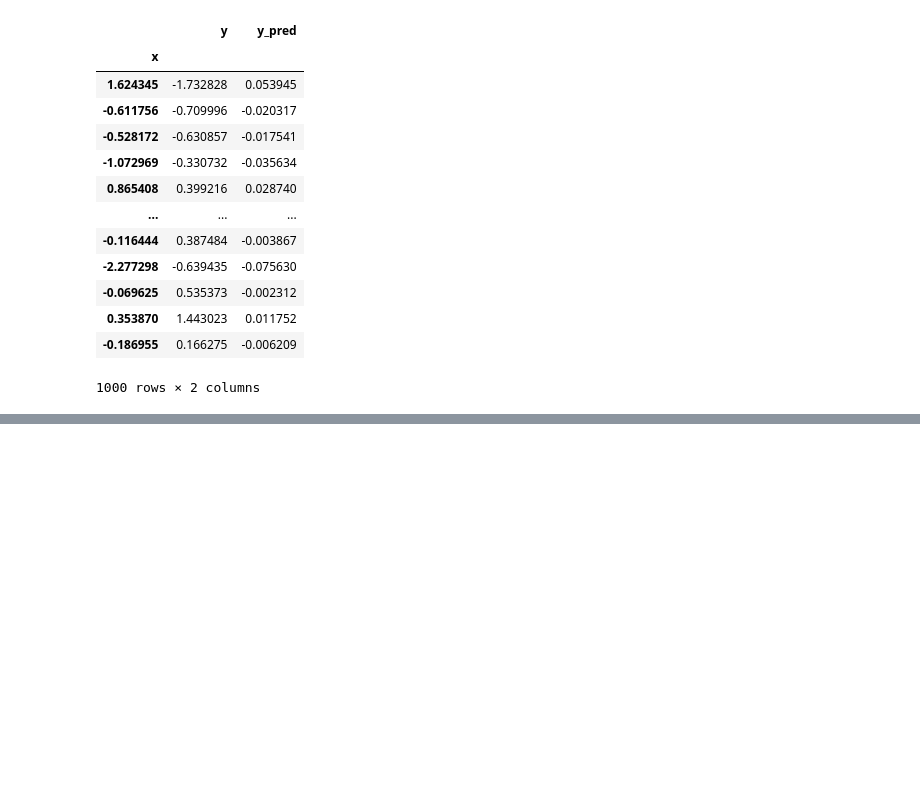
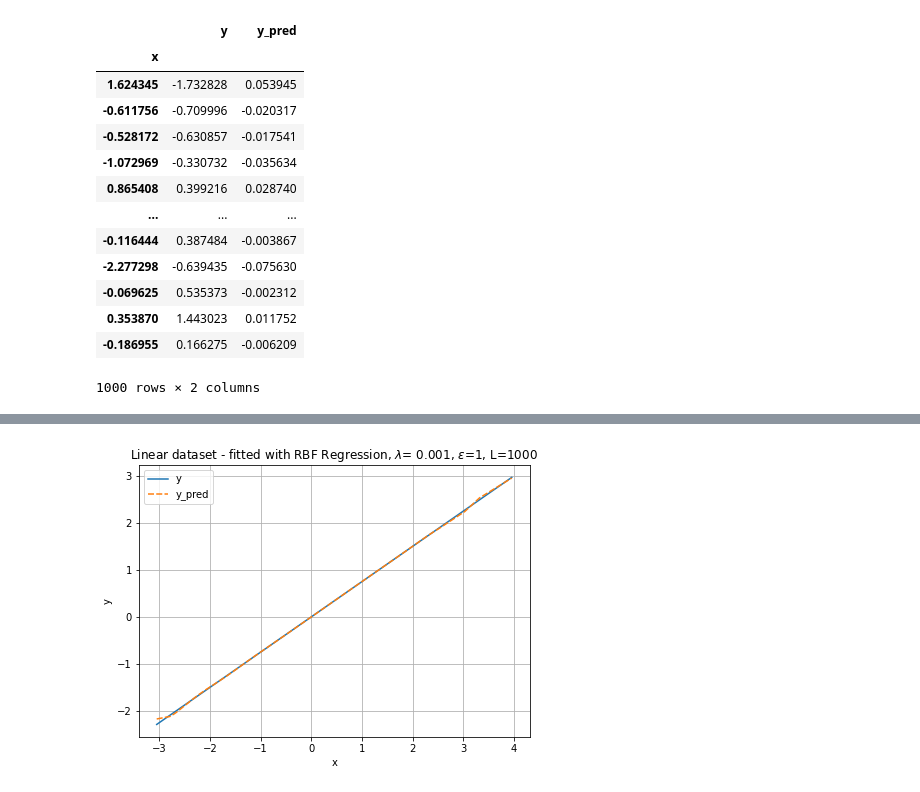
Before and after one commit to sonmikrafft-uni-MLCMS/ex5, a Jupyter notebook: task_1.ipynb, the cells around one changed output, grey strips where cells are left out. Drawn from its saved outputs; the diff is of its cells as text; code cells hidden in the pictures; blank space fills up the shorter version.

```diff
--- a/task_1.ipynb
+++ b/task_1.ipynb
@@ -115,0 +132,5 @@ _ = plot_pandas_dataset(df_nonlinear_augmented, "x", "y", "Nonlinear dataset", a
+# %%
+rbf = RBFRegression(lamb=lamb, eps=1, L=1000)
+y_pred = rbf.fit_transform(df_linear.x.values.reshape(-1, 1), df_linear.y.values)
+df_linear_augmented = augment_with_prediction(df_linear, y_pred)
+df_linear_augmented
@@ -115,0 +152,9 @@ _ = plot_pandas_dataset(df_nonlinear_augmented, "x", "y", "Nonlinear dataset", a
+# %%
+fig, ax = plt.subplots(1, 1, figsize=(7, 5))
+title = r"Linear dataset - fitted with RBF Regression, $\lambda$= {}, $\epsilon$={}, L={}".format(
+    lamb, rbf.eps, rbf.L
+)
+ax = plot_pandas_dataset(df_linear_augmented, "x", "y", title, ax=ax)
+fig.savefig("plots/1_linear_dataset_rbf_regression.pdf", bbox_inches="tight")
+# %% [output]
+[figure, added]
```
Also changed, not shown: parts of 20 cells of this notebook.
